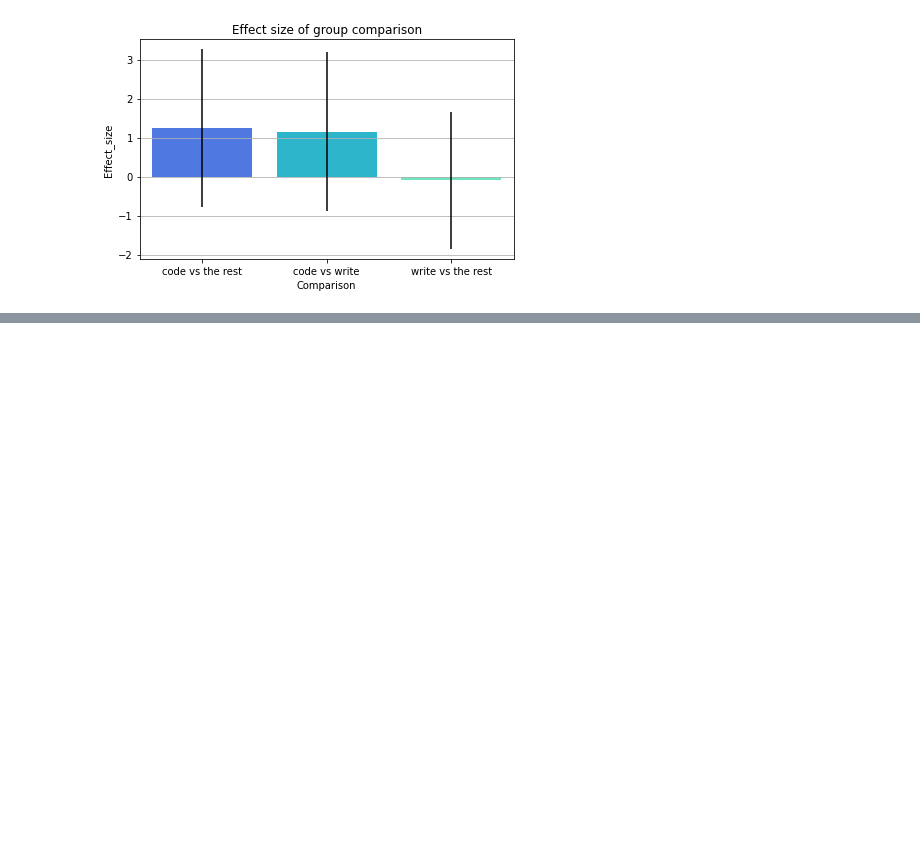
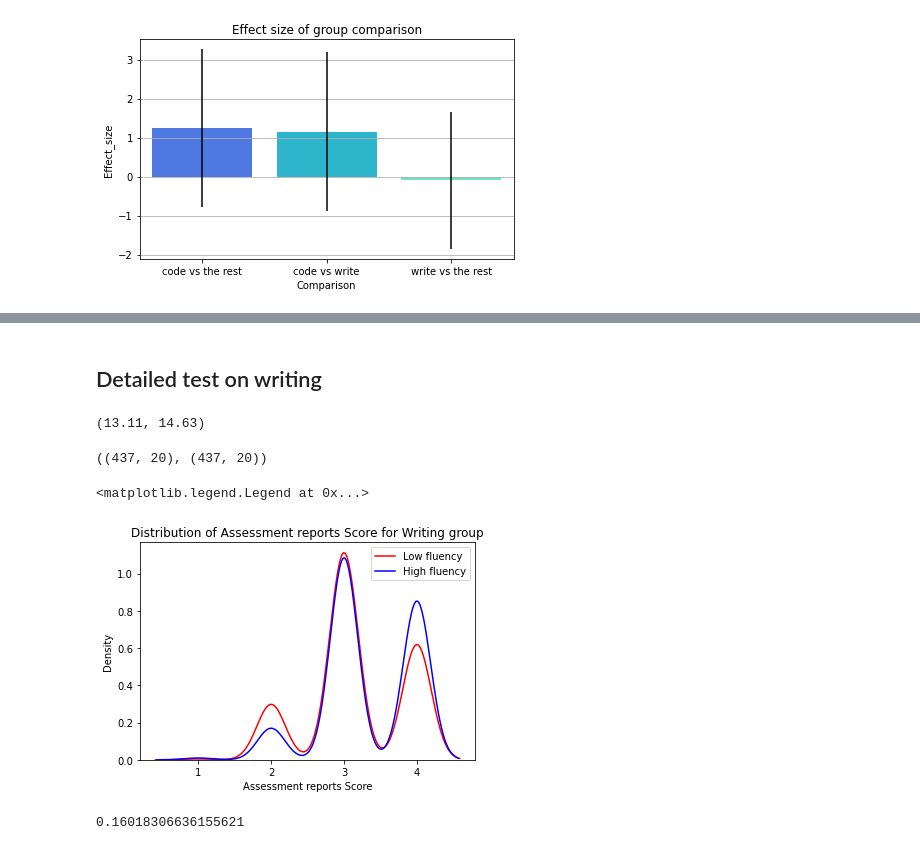
Before and after one commit to esther119/Understand-How-English-Fluency-Affects-Grade, a Jupyter notebook: three_bucket.ipynb, the cells around one changed output, grey strips where cells are left out. Saved outputs shown, nothing was run; the diff lists cells and outputs as text; code cells hidden in the pictures; blank space fills up the shorter version.

Commit message:
detailed analysis

```diff
--- a/three_bucket.ipynb
+++ b/three_bucket.ipynb
@@ -422,0 +425,26 @@ df.to_csv('the_rest_data.zip', index=False,
+# %% [markdown]
+## Detailed test on writing
+# %%
+p30 = writing_texts['dale_chall_readability_score'].quantile(0.3)
+p70 = writing_texts['dale_chall_readability_score'].quantile(0.7)
+p30, p70
+# %% [output]
+(13.11, 14.63)
+# %%
+smaller30_write = writing_texts[writing_texts['dale_chall_readability_score'].lt(p30)]
+greater70_write = writing_texts[writing_texts['dale_chall_readability_score'].gt(p70)]
+smaller30_write.shape, greater70_write.shape
+# %% [output]
+((437, 20), (437, 20))
+# %%
+sns.distplot(smaller30_write['Assessment reports Score'], hist=False, label= 'Low fluency', color = 'red')
+sns.distplot(greater70_write['Assessment reports Score'], hist=False, label= 'High fluency', color = 'blue')
+plt.title('Distribution of Assessment reports Score for Writing group')
+plt.legend()
+# %% [output]
+<matplotlib.legend.Legend at 0x...>
+[figure, added]
+# %%
+greater70_write['Assessment reports Score'].mean() - smaller30_write['Assessment reports Score'].mean()
+# %% [output]
+0.16018306636155621
```
Also changed, not shown: parts of 2 cells of this notebook, 4 other files.
